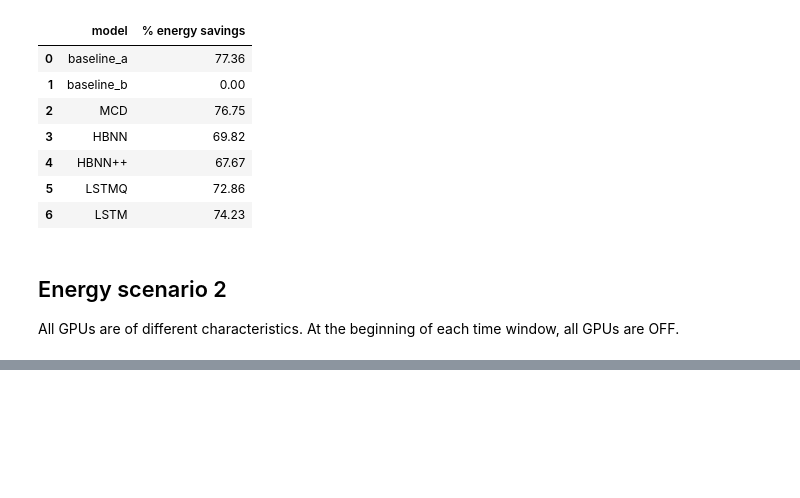
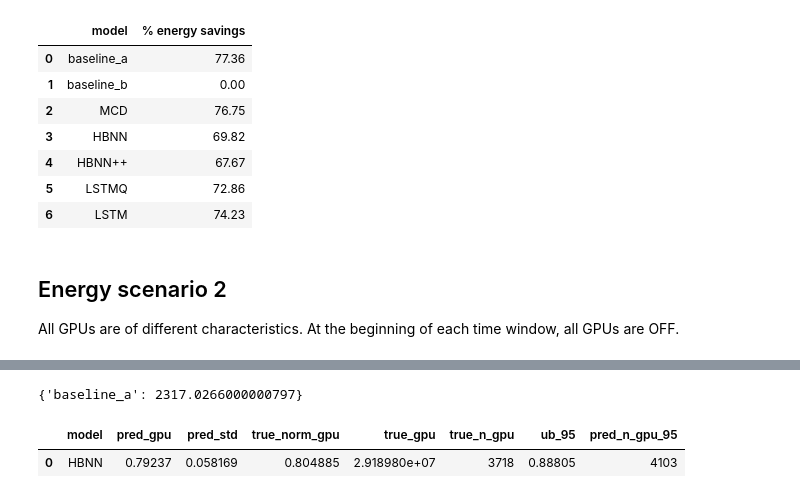
Before and after one commit to andreareds/GreenUncertaintyForecaster, a Jupyter notebook: res/analysis.ipynb, the cells around one changed output, grey strips where cells are left out. Drawn from its saved outputs; the diff is of its cells as text; code cells hidden in the pictures; blank space fills up the shorter version.

Commit message:
Added scenarios code

```diff
--- a/res/analysis.ipynb
+++ b/res/analysis.ipynb
@@ -359,0 +419,9 @@ def scenario_generator(gpu_nr=5, wd_lim=(100,400), w_lim=(10,20), perc_off=0.8,
+# %%
+scenario_2_costs
+# %% [output]
+{'baseline_a': 2317.0266000000797}
+# %%
+hbnn_results.head(1)
+# %% [output]
+|  | model | pred_gpu | pred_std | true_norm_gpu | true_gpu | true_n_gpu | ub_95 | pred_n_gpu_95 |
+| 0 | HBNN | 0.79237 | 0.058169 | 0.804885 | 2.918980e+07 | 3718 | 0.88805 | 4103 |
```
Also changed, not shown: parts of 15 cells of this notebook, 4 other files.
